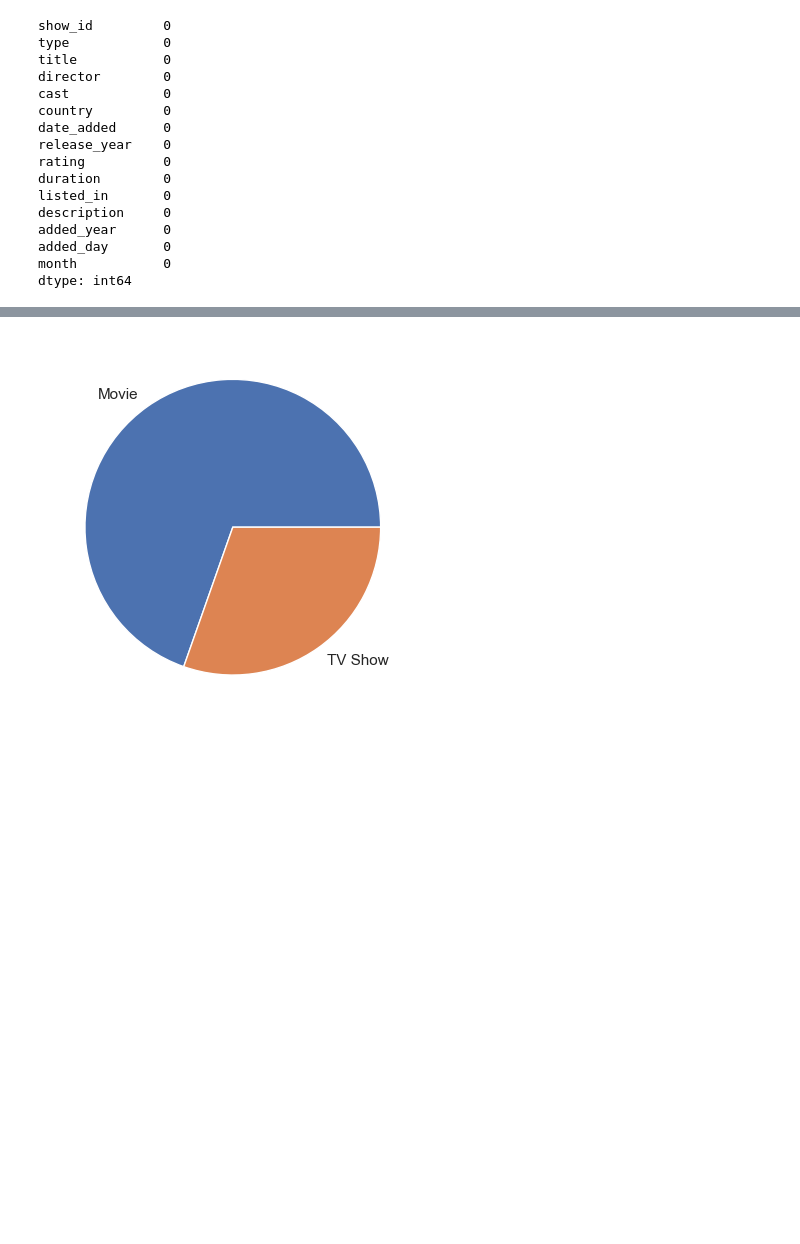
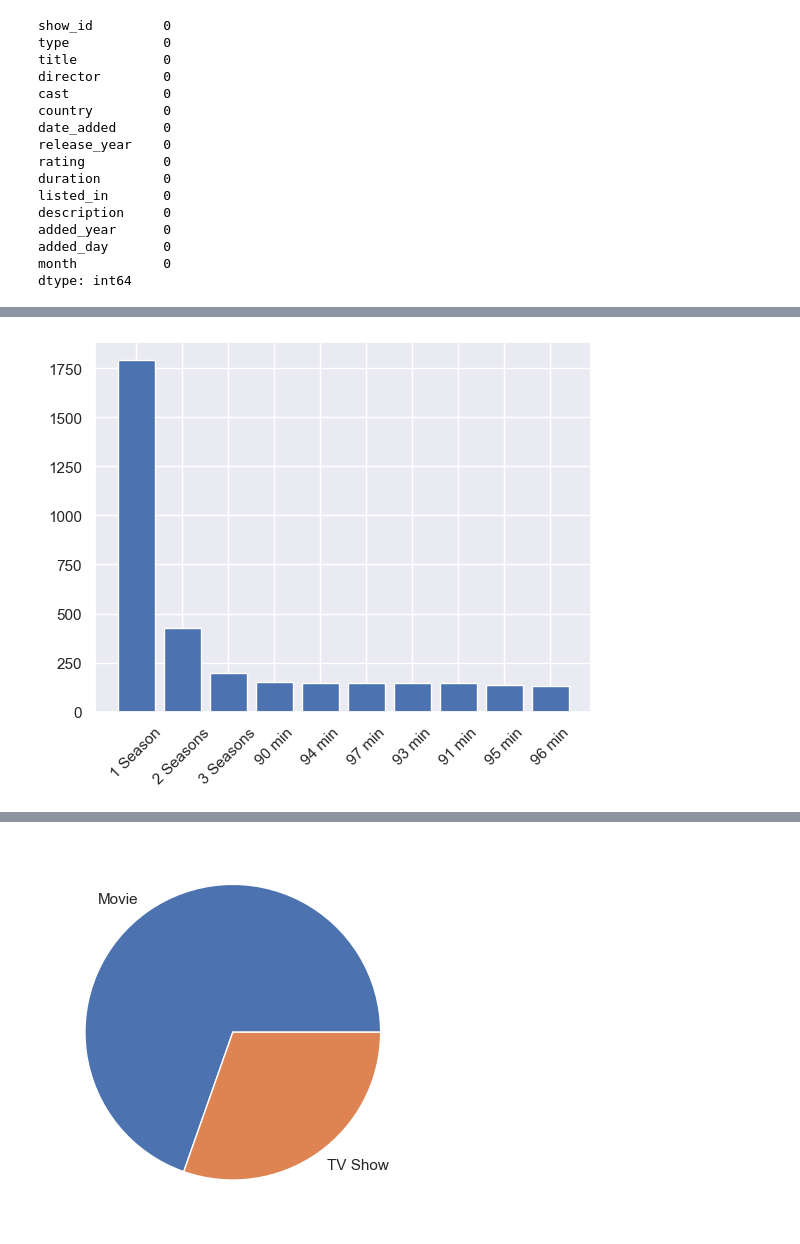
Before and after one commit to Anshu3721/Netflix_EDA_webapp, a Jupyter notebook: Netflix_data.ipynb, the cells around one changed output, grey strips where cells are left out. Saved outputs shown, nothing was run; the diff lists cells and outputs as text; code cells hidden in the pictures; blank space fills up the shorter version.

```diff
--- a/Netflix_data.ipynb
+++ b/Netflix_data.ipynb
@@ -216,0 +232,9 @@ profile.to_file("Statistics.html")
+# %%
+
+value_counts = df["duration"].value_counts().head(10)
+
+plt.bar(value_counts.index, value_counts.values)
+plt.xticks(rotation=45)
+plt.show()
+# %% [output]
+[figure, added]
```
Also changed, not shown: parts of 8 cells of this notebook.
